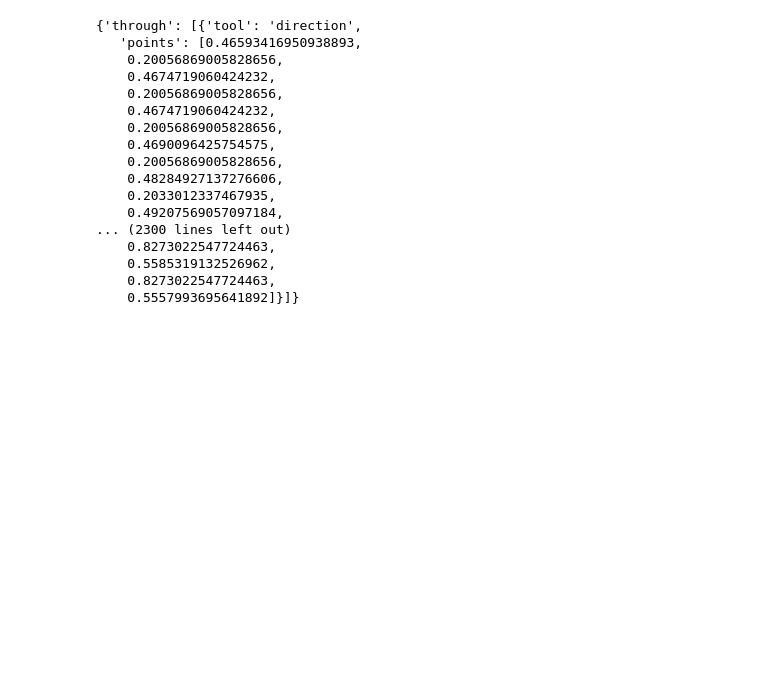
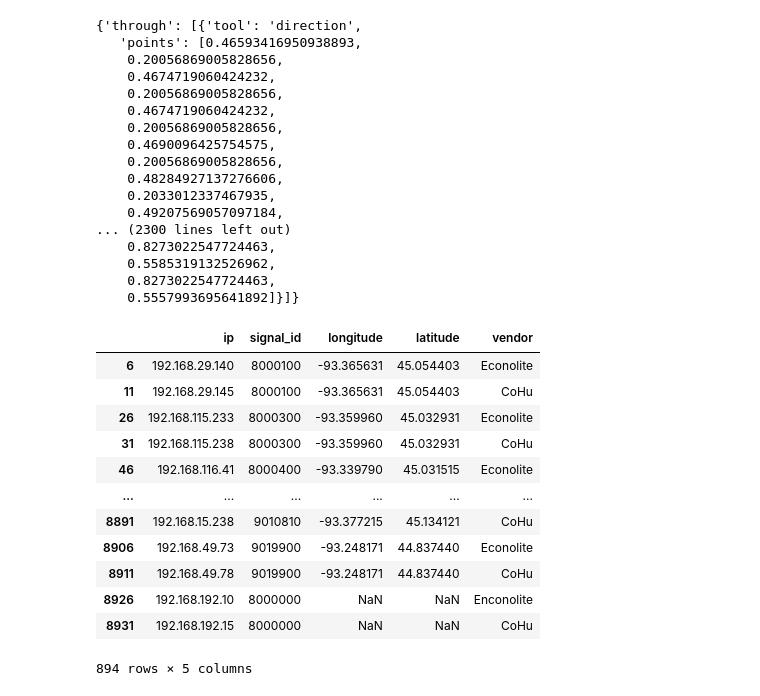
Before and after one commit to AmirHKiani98/VisionSaver, a Jupyter notebook: external.ipynb, the cells around one changed output. Cells and saved outputs as stored; diff of their text form; code cells hidden in the pictures; blank space fills up the shorter version.

```diff
--- a/external.ipynb
+++ b/external.ipynb
@@ -777,3 +777,31 @@ lines_copy
     0.5585319132526962,
     0.8273022547724463,
     0.5557993695641892]}]}
+# %%
+import pandas as pd
+file_address = r"L:\TO_Traffic\TMC\TMCGIS\compelete_intersections.csv"
+df = pd.read_csv(file_address)
+df = df[(df["Device DNS"].str.contains("-tap")) | (df["Device DNS"].str.contains("-ptz"))]
+check_df = df[["IP Address", "Signal ID", "Longitude", "Latitude", "Vendor"]].rename(columns={
+    "IP Address": "ip",
+    "Signal ID": "signal_id",
+    "Longitude": "longitude",
+    "Latitude": "latitude",
+    "Vendor": "vendor"
+})
+# %%
+check_df
+# %% [output]
+|  | ip | signal_id | longitude | latitude | vendor |
+| 6 | 192.168.29.140 | 8000100 | -93.365631 | 45.054403 | Econolite |
+| 11 | 192.168.29.145 | 8000100 | -93.365631 | 45.054403 | CoHu |
+| 26 | 192.168.115.233 | 8000300 | -93.359960 | 45.032931 | Econolite |
+| 31 | 192.168.115.238 | 8000300 | -93.359960 | 45.032931 | CoHu |
+| 46 | 192.168.116.41 | 8000400 | -93.339790 | 45.031515 | Econolite |
+| ... | ... | ... | ... | ... | ... |
+| 8891 | 192.168.15.238 | 9010810 | -93.377215 | 45.134121 | CoHu |
+| 8906 | 192.168.49.73 | 9019900 | -93.248171 | 44.837440 | Econolite |
+| 8911 | 192.168.49.78 | 9019900 | -93.248171 | 44.837440 | CoHu |
+| 8926 | 192.168.192.10 | 8000000 | NaN | NaN | Enconolite |
+| 8931 | 192.168.192.15 | 8000000 | NaN | NaN | CoHu |
+894 rows × 5 columns
```
Also changed, not shown: 3 other files.
